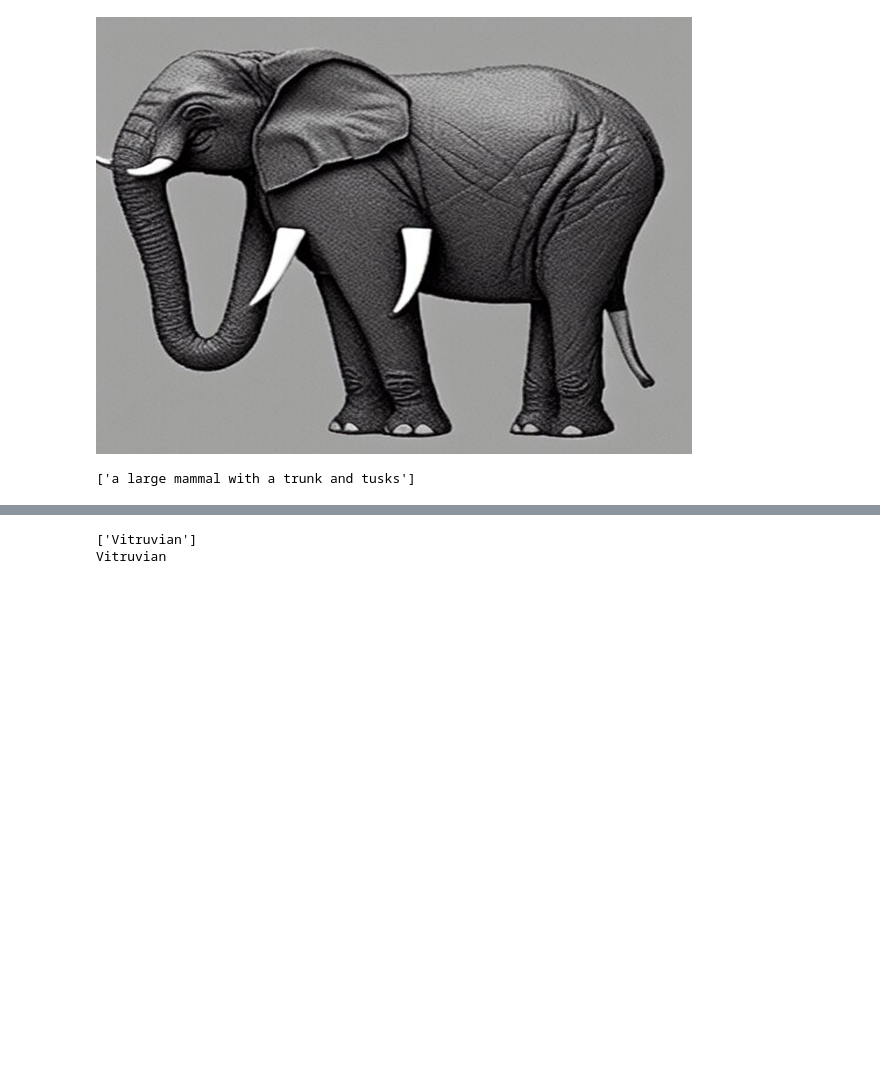
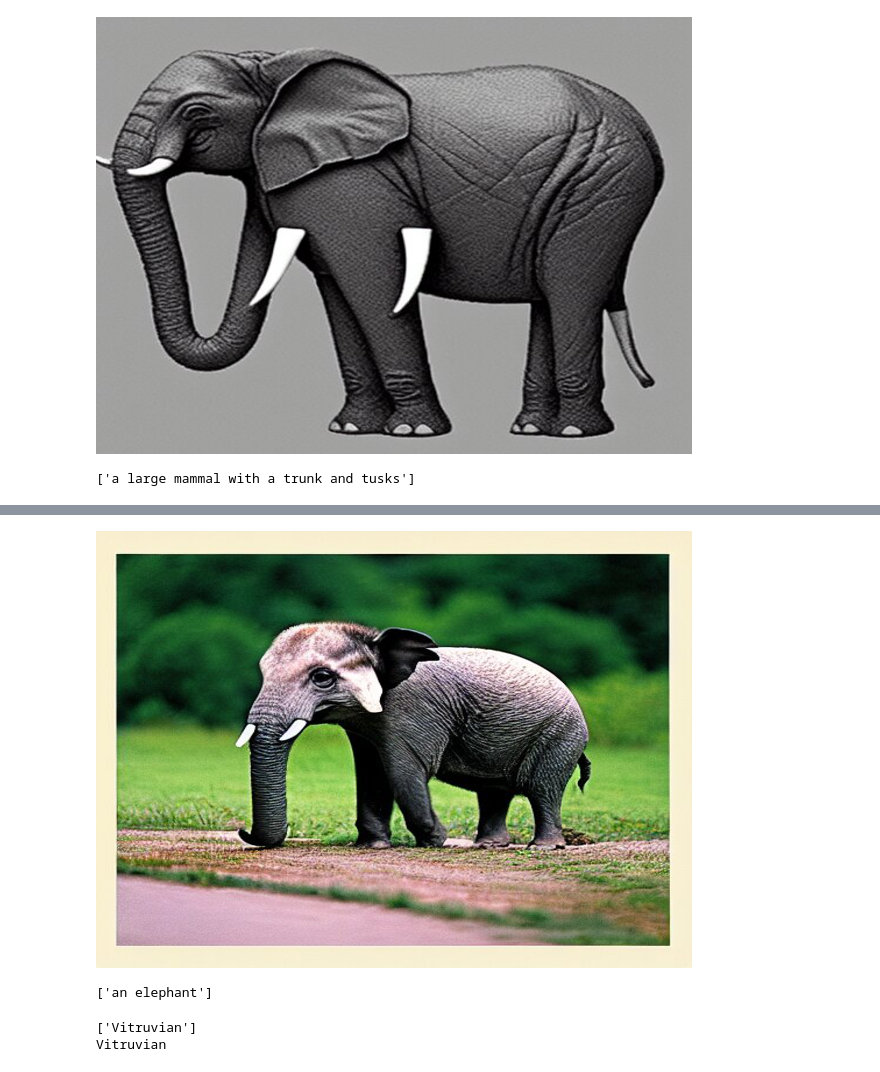
Before and after one commit to danielpatrickhug/BLIP2-RAG, a Jupyter notebook: BLIP2_RAG.ipynb, the cells around one changed output, grey strips where cells are left out. Cells and saved outputs as stored; diff of their text form; code cells hidden in the pictures; blank space fills up the shorter version.

```diff
--- a/BLIP2_RAG.ipynb
+++ b/BLIP2_RAG.ipynb
@@ -158,3 +168,8 @@ retrival_augmented_generation("What does an elephant look like?")
+# %%
+retrival_augmented_generation("what is larger an elephant or a mouse?")
+# %% [output]
+[figure, added]
+['an elephant']
 # %%
 retrival_augmented_generation("What does the Vitruvian Man look like?")
 # %% [output]
```
Also changed, not shown: parts of 2 cells of this notebook.
